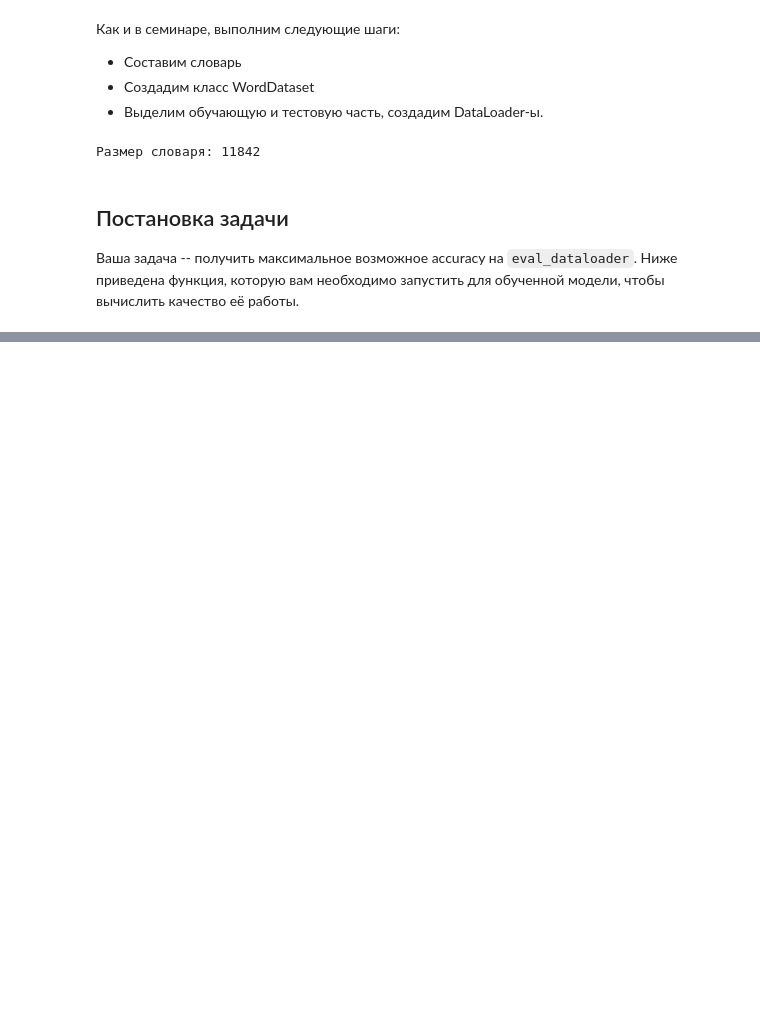
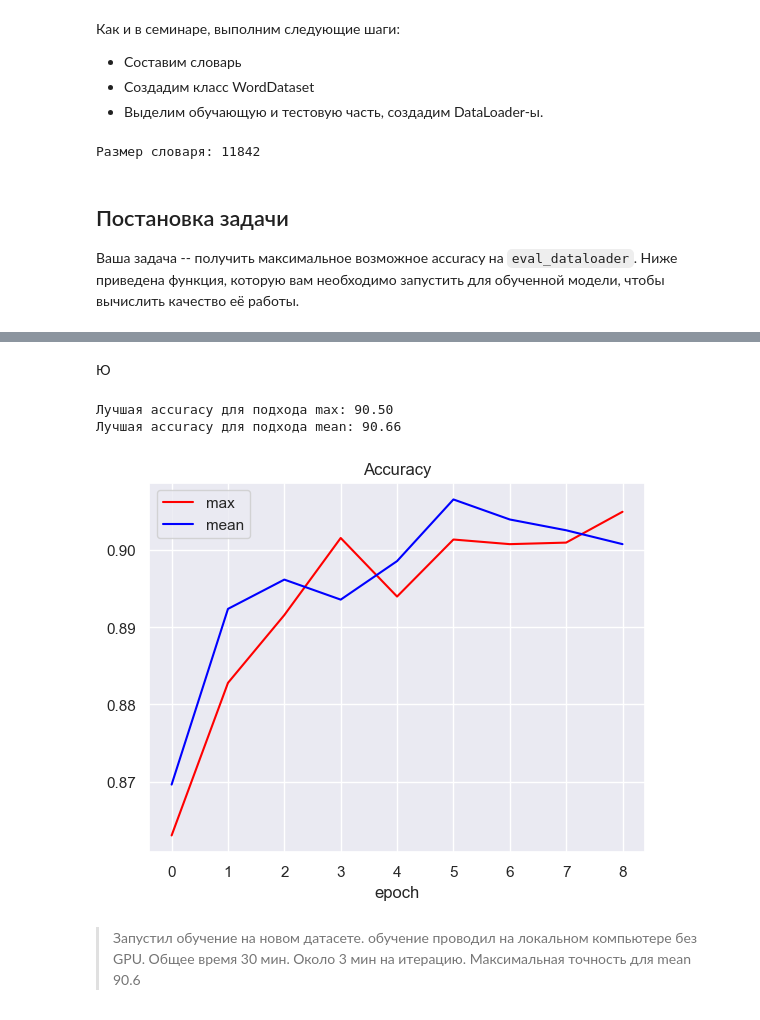
Before and after one commit to alex-chin/dls_part_2_nlp, a Jupyter notebook: week_02_RNN/Homework/hw_2_text_classification.ipynb, the cells around one changed output, grey strips where cells are left out. Drawn from its saved outputs; the diff is of its cells as text; code cells hidden in the pictures; blank space fills up the shorter version.

```diff
--- a/week_02_RNN/Homework/hw_2_text_classification.ipynb
+++ b/week_02_RNN/Homework/hw_2_text_classification.ipynb
@@ -189,0 +230,23 @@ def evaluate(model, eval_dataloader) -> float:
+# %%
+def evaluate(model) -> float:
+    """
+    Calculate accuracy on validation dataloader.
+    """
+
+    predictions = []
+    target = []
+    with torch.no_grad():
+        for batch in eval_dataloader:
+            logits = model(batch['input_ids'])
+            predictions.append(logits.argmax(dim=1))
+            target.append(batch['label'])
+
+    predictions = torch.cat(predictions)
+    target = torch.cat(target)
+    accuracy = (predictions == target).float().mean().item()
+
+    return accuracy
+# %%
+model = CharLM(hidden_dim=256, vocab_size=len(vocab)).to(device)
+criterion = nn.CrossEntropyLoss(ignore_index=word2ind['<pad>'])
+optimizer = torch.optim.Adam(model.parameters())
@@ -190 +303,18 @@ def evaluate(model, eval_dataloader) -> float:
+# %% [markdown]
+Ю
+# %%
+for (name, values), color in zip(losses_type.items(), ['red', 'blue']):
+    plt.plot(np.arange(len(acc_type[name][1:])), acc_type[name][1:], color=color, label=name)
+    print(f"Лучшая accuracy для подхода {name}: {(max(acc_type[name]) * 100):.2f}")
+
+plt.title('Accuracy')
+plt.xlabel("epoch")
+plt.legend()
+plt.show()
+# %% [output]
+Лучшая accuracy для подхода max: 90.50
+Лучшая accuracy для подхода mean: 90.66
+[figure, added]
+# %% [markdown]
+> Запустил обучение на новом датасете. обучение проводил на локальном компьютере без GPU. Общее время 30 мин. Около 3 мин на итерацию. Максимальная точность для mean 90.6
 # %% [markdown]
```
Also changed, not shown: parts of 41 cells of this notebook, 5 other files.
